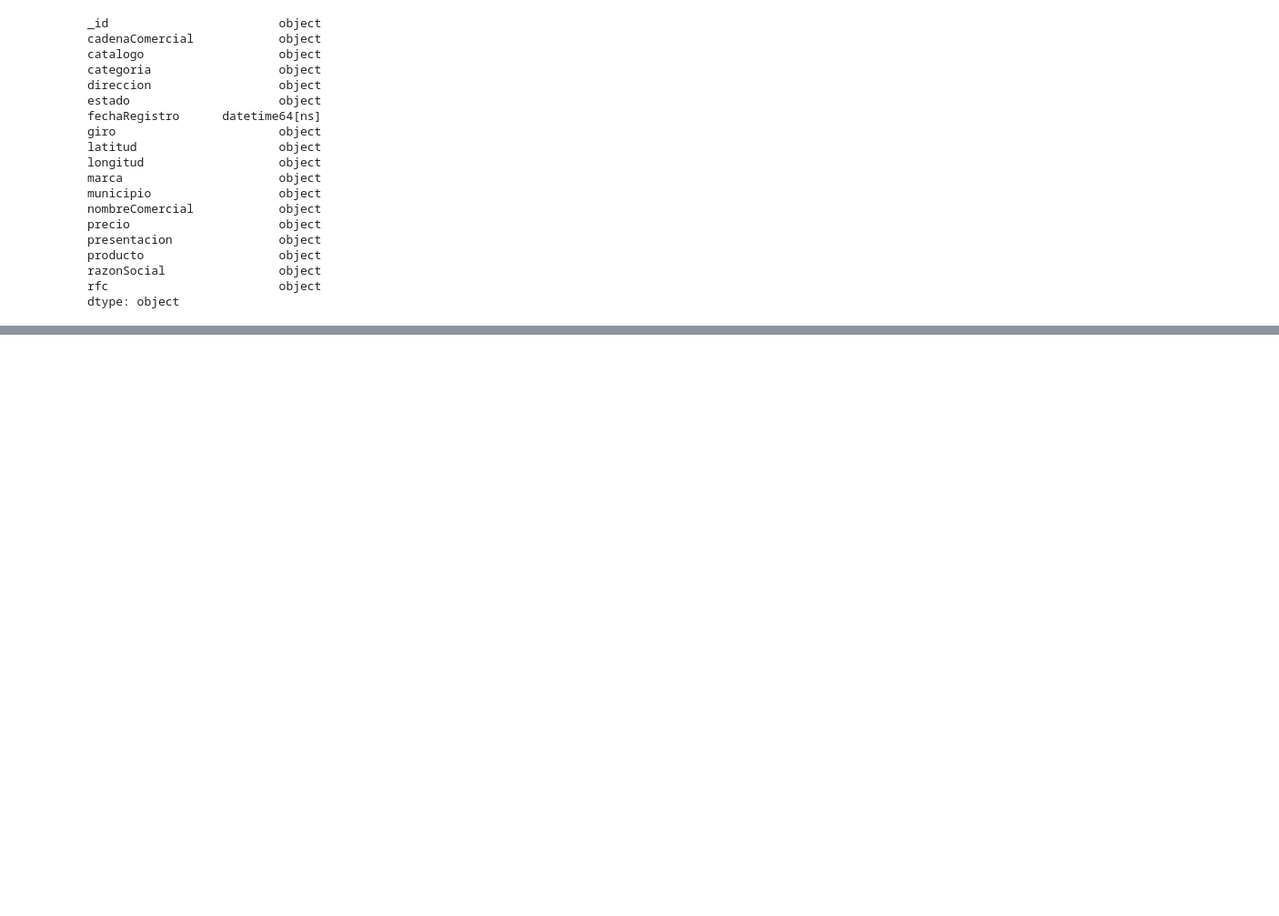
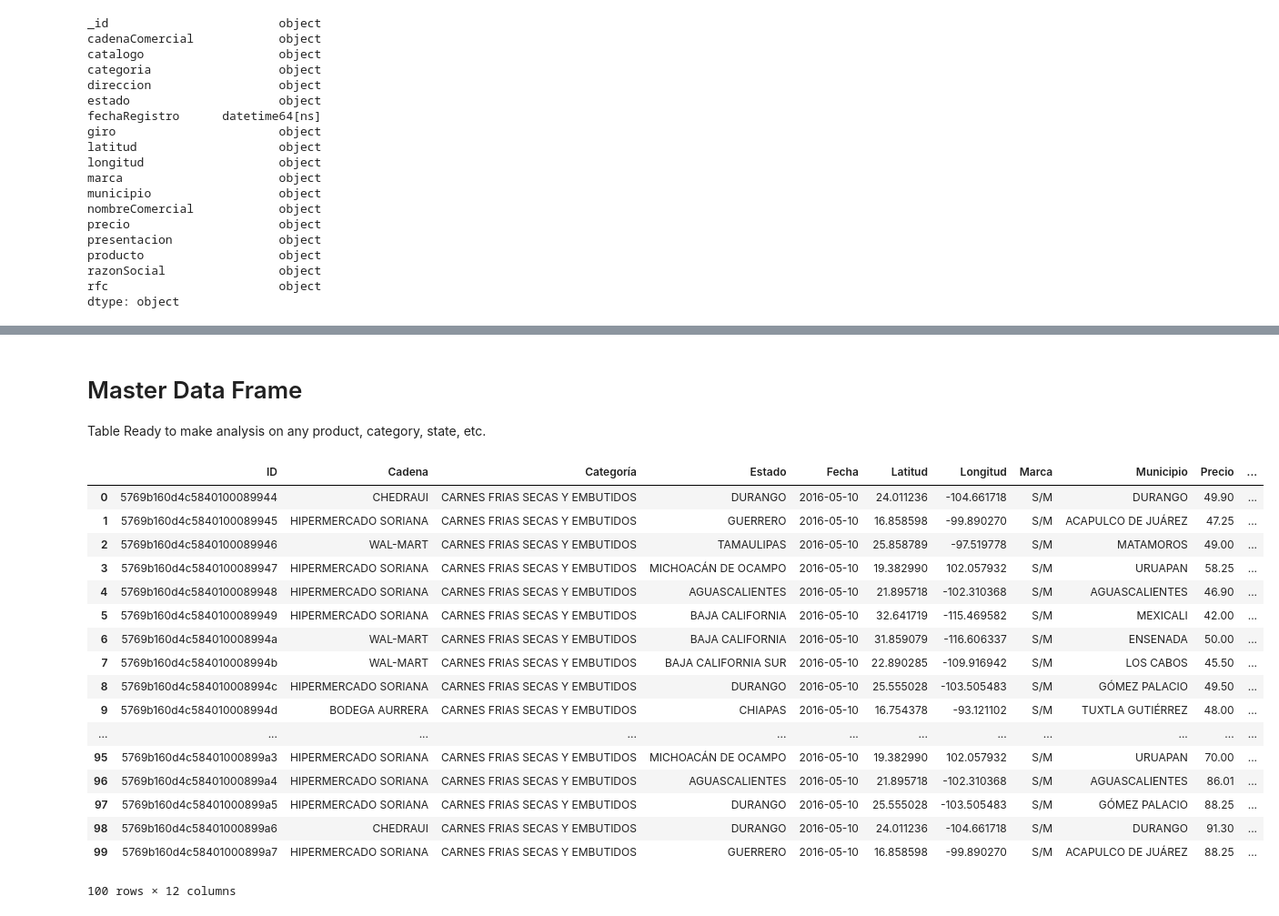
Before and after one commit to christopdr/BootCamp-P01, a Jupyter notebook: Code/data_api_getter.ipynb, the cells around one changed output, grey strips where cells are left out. Shown at 91% size. Cells and saved outputs as stored; diff of their text form; code cells hidden in the pictures; blank space fills up the shorter version.

Commit message:
My preliminary analysis

```diff
--- a/Code/data_api_getter.ipynb
+++ b/Code/data_api_getter.ipynb
@@ -73,8 +75,8 @@ data_frame.head(3)
 | 1 | 571e4c002f232201006c6cad | WAL-MART | BASICOS | TORTILLAS Y DERIVADOS DEL MAIZ | CTRA. TRANSPENISULAR ENSENADA-LA ... | BAJA CALIFORNIA | 2015-02-10 | TIENDA DE AUTOSERVICIO | 31.859079 | ... |
 | 2 | 571e4c002f232201006c6cae | SUPER MERCADO ARAMBURO | BASICOS | TORTILLAS Y DERIVADOS DEL MAIZ | FORJADORES DE SUDCALIFORNIA 2910,... | BAJA CALIFORNIA SUR | 2015-02-10 | TIENDA DE AUTOSERVICIO | 24.135925 | ... |
 # %%
-new_frame = pd.read_csv('Profeco_Catalog.csv')
-new_frame.head(3)
+RawData = pd.read_csv('Profeco_Catalog.csv')
+RawData.head(3)
 # %% [output]
 |  | Unnamed: 0 | _id | cadenaComercial | catalogo | categoria | direccion | estado | fechaRegistro | giro | ... |
 | 0 | 0 | 571e4c002f232201006c6cac | HIPERMERCADO SORIANA | BASICOS | TORTILLAS Y DERIVADOS DEL MAIZ | BLVD. ADOLFO LOPEZ MATEOS 1100, E... | BAJA CALIFORNIA | 2015-02-10 | TIENDA DE AUTOSERVICIO | ... |
@@ -87,0 +85,3 @@ new_frame[new_frame['_id'] == '5769ca75d4c5840100096dc1']
+# %%
+Df2016 = RawData[(RawData['fechaRegistro'] == '2016-05-10')]
+Df2016.head(3)
@@ -87,0 +122,31 @@ new_frame[new_frame['_id'] == '5769ca75d4c5840100096dc1']
+# %% [markdown]
+# Master Data Frame
+
+Table Ready to make analysis on any product, category, state, etc.
+# %%
+Master = Master.infer_objects()
+#Master['Precio'] = Master.to_numeric(Master['Precio'], downcast='float')
+#Master['Latitud'] = Master.to_numeric(Master['Latitud'], downcast='float')
+#Master['Longitud'] = Master.to_numeric(Master['Longitud'], downcast='float')
+Master.dropna()
+Master.head(100)
+#Master.dtypes
+# %% [output]
+|  | ID | Cadena | Categoría | Estado | Fecha | Latitud | Longitud | Marca | Municipio | Precio | ... |
+| 0 | 5769b160d4c5840100089944 | CHEDRAUI | CARNES FRIAS SECAS Y EMBUTIDOS | DURANGO | 2016-05-10 | 24.011236 | -104.661718 | S/M | DURANGO | 49.90 | ... |
+| 1 | 5769b160d4c5840100089945 | HIPERMERCADO SORIANA | CARNES FRIAS SECAS Y EMBUTIDOS | GUERRERO | 2016-05-10 | 16.858598 | -99.890270 | S/M | ACAPULCO DE JUÁREZ | 47.25 | ... |
+| 2 | 5769b160d4c5840100089946 | WAL-MART | CARNES FRIAS SECAS Y EMBUTIDOS | TAMAULIPAS | 2016-05-10 | 25.858789 | -97.519778 | S/M | MATAMOROS | 49.00 | ... |
+| 3 | 5769b160d4c5840100089947 | HIPERMERCADO SORIANA | CARNES FRIAS SECAS Y EMBUTIDOS | MICHOACÁN DE OCAMPO | 2016-05-10 | 19.382990 | 102.057932 | S/M | URUAPAN | 58.25 | ... |
+| 4 | 5769b160d4c5840100089948 | HIPERMERCADO SORIANA | CARNES FRIAS SECAS Y EMBUTIDOS | AGUASCALIENTES | 2016-05-10 | 21.895718 | -102.310368 | S/M | AGUASCALIENTES | 46.90 | ... |
+| 5 | 5769b160d4c5840100089949 | HIPERMERCADO SORIANA | CARNES FRIAS SECAS Y EMBUTIDOS | BAJA CALIFORNIA | 2016-05-10 | 32.641719 | -115.469582 | S/M | MEXICALI | 42.00 | ... |
+| 6 | 5769b160d4c584010008994a | WAL-MART | CARNES FRIAS SECAS Y EMBUTIDOS | BAJA CALIFORNIA | 2016-05-10 | 31.859079 | -116.606337 | S/M | ENSENADA | 50.00 | ... |
+| 7 | 5769b160d4c584010008994b | WAL-MART | CARNES FRIAS SECAS Y EMBUTIDOS | BAJA CALIFORNIA SUR | 2016-05-10 | 22.890285 | -109.916942 | S/M | LOS CABOS | 45.50 | ... |
+| 8 | 5769b160d4c584010008994c | HIPERMERCADO SORIANA | CARNES FRIAS SECAS Y EMBUTIDOS | DURANGO | 2016-05-10 | 25.555028 | -103.505483 | S/M | GÓMEZ PALACIO | 49.50 | ... |
+| 9 | 5769b160d4c584010008994d | BODEGA AURRERA | CARNES FRIAS SECAS Y EMBUTIDOS | CHIAPAS | 2016-05-10 | 16.754378 | -93.121102 | S/M | TUXTLA GUTIÉRREZ | 48.00 | ... |
+| ... | ... | ... | ... | ... | ... | ... | ... | ... | ... | ... | ... |
+| 95 | 5769b160d4c58401000899a3 | HIPERMERCADO SORIANA | CARNES FRIAS SECAS Y EMBUTIDOS | MICHOACÁN DE OCAMPO | 2016-05-10 | 19.382990 | 102.057932 | S/M | URUAPAN | 70.00 | ... |
+| 96 | 5769b160d4c58401000899a4 | HIPERMERCADO SORIANA | CARNES FRIAS SECAS Y EMBUTIDOS | AGUASCALIENTES | 2016-05-10 | 21.895718 | -102.310368 | S/M | AGUASCALIENTES | 86.01 | ... |
+| 97 | 5769b160d4c58401000899a5 | HIPERMERCADO SORIANA | CARNES FRIAS SECAS Y EMBUTIDOS | DURANGO | 2016-05-10 | 25.555028 | -103.505483 | S/M | GÓMEZ PALACIO | 88.25 | ... |
+| 98 | 5769b160d4c58401000899a6 | CHEDRAUI | CARNES FRIAS SECAS Y EMBUTIDOS | DURANGO | 2016-05-10 | 24.011236 | -104.661718 | S/M | DURANGO | 91.30 | ... |
+| 99 | 5769b160d4c58401000899a7 | HIPERMERCADO SORIANA | CARNES FRIAS SECAS Y EMBUTIDOS | GUERRERO | 2016-05-10 | 16.858598 | -99.890270 | S/M | ACAPULCO DE JUÁREZ | 88.25 | ... |
+100 rows × 12 columns
```
Also changed, not shown: parts of 17 cells of this notebook, 1 other file.
